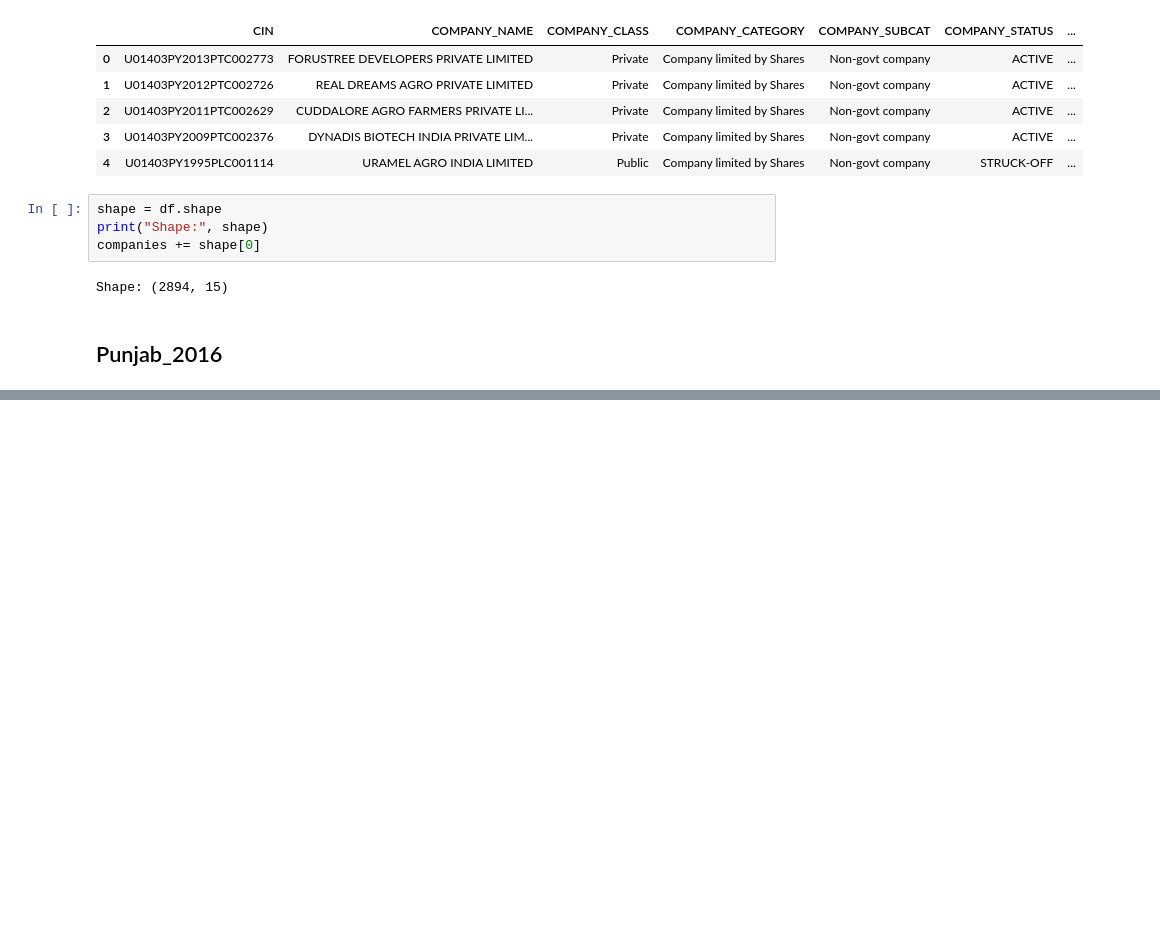
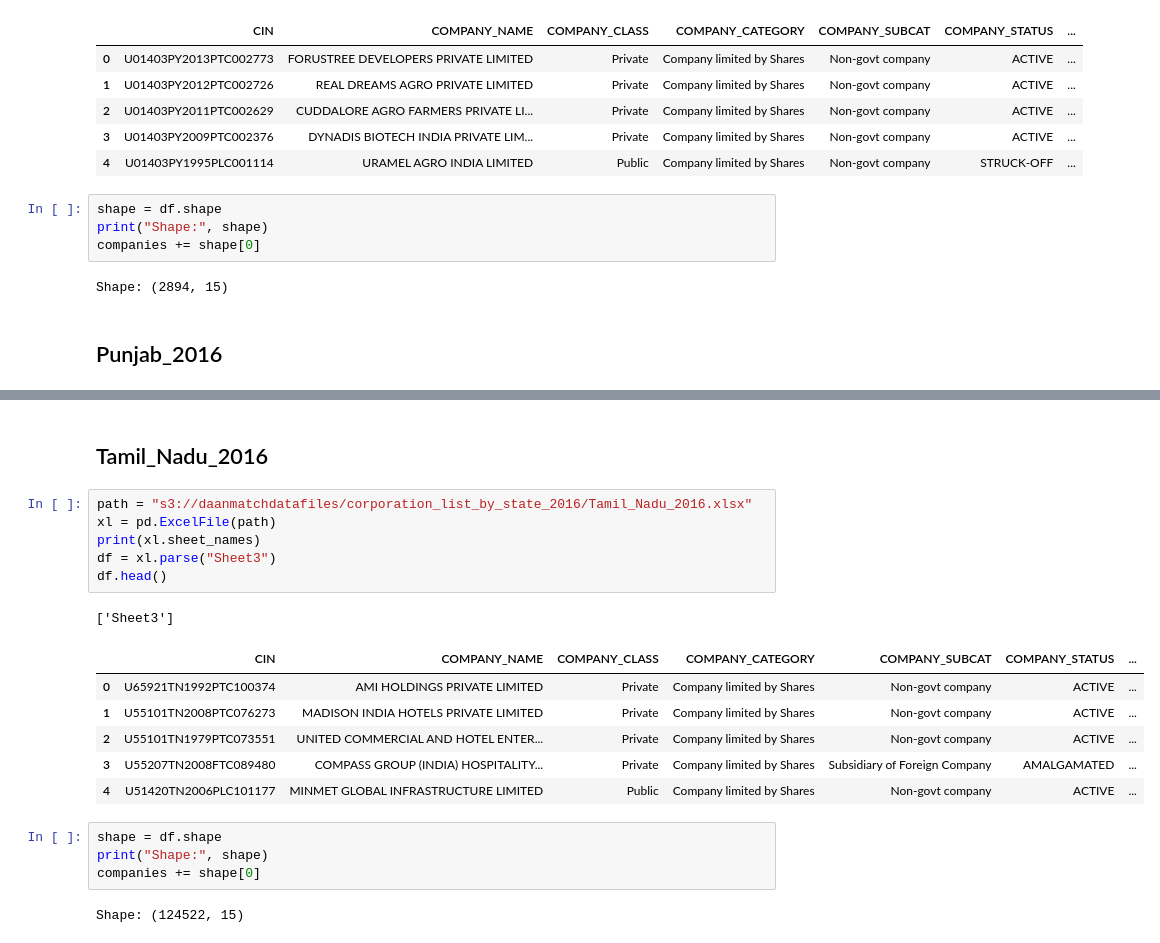
Before and after one commit to shayan-khoygani/Codebook, a Jupyter notebook: [DIR] corporation_list_by_state_2016/corporation_list_by_state_2016.ipynb, the cells around one changed output, grey strips where cells are left out. Drawn from its saved outputs; the diff is of its cells as text; blank space fills up the shorter version.

```diff
--- a/[DIR] corporation_list_by_state_2016/corporation_list_by_state_2016.ipynb
+++ b/[DIR] corporation_list_by_state_2016/corporation_list_by_state_2016.ipynb
@@ -595,0 +638,22 @@ Shape: (2894, 15)
+# %% [markdown]
+## Tamil_Nadu_2016
+# %%
+path = "s3://daanmatchdatafiles/corporation_list_by_state_2016/Tamil_Nadu_2016.xlsx"
+xl = pd.ExcelFile(path)
+print(xl.sheet_names)
+df = xl.parse("Sheet3")
+df.head()
+# %% [output]
+['Sheet3']
+|  | CIN | COMPANY_NAME | COMPANY_CLASS | COMPANY_CATEGORY | COMPANY_SUBCAT | COMPANY_STATUS | ... |
+| 0 | U65921TN1992PTC100374 | AMI HOLDINGS PRIVATE LIMITED | Private | Company limited by Shares | Non-govt company | ACTIVE | ... |
+| 1 | U55101TN2008PTC076273 | MADISON INDIA HOTELS PRIVATE LIMITED | Private | Company limited by Shares | Non-govt company | ACTIVE | ... |
+| 2 | U55101TN1979PTC073551 | UNITED COMMERCIAL AND HOTEL ENTER... | Private | Company limited by Shares | Non-govt company | ACTIVE | ... |
+| 3 | U55207TN2008FTC089480 | COMPASS GROUP (INDIA) HOSPITALITY... | Private | Company limited by Shares | Subsidiary of Foreign Company | AMALGAMATED | ... |
+| 4 | U51420TN2006PLC101177 | MINMET GLOBAL INFRASTRUCTURE LIMITED | Public | Company limited by Shares | Non-govt company | ACTIVE | ... |
+# %%
+shape = df.shape
+print("Shape:", shape)
+companies += shape[0]
+# %% [output]
+Shape: (124522, 15)
```
Also changed, not shown: parts of 22 cells of this notebook.
